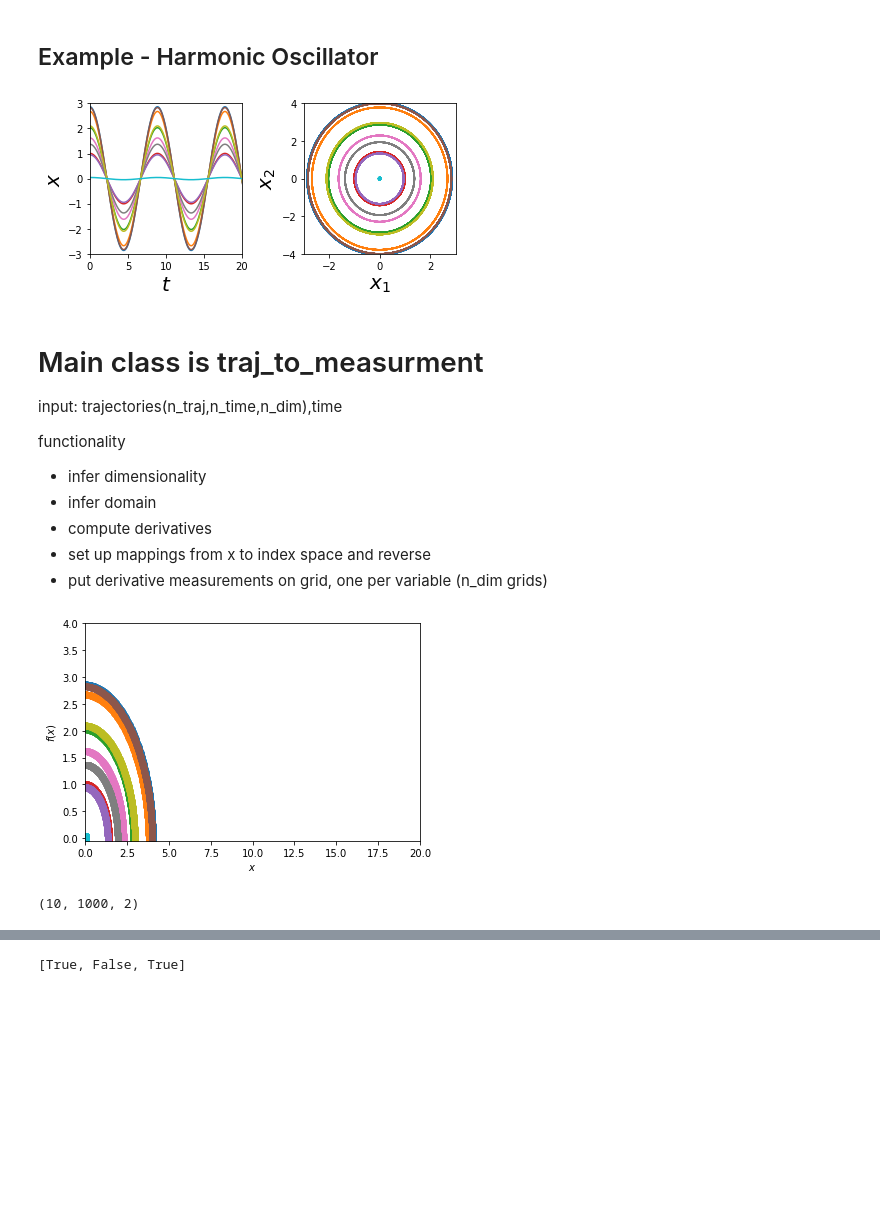
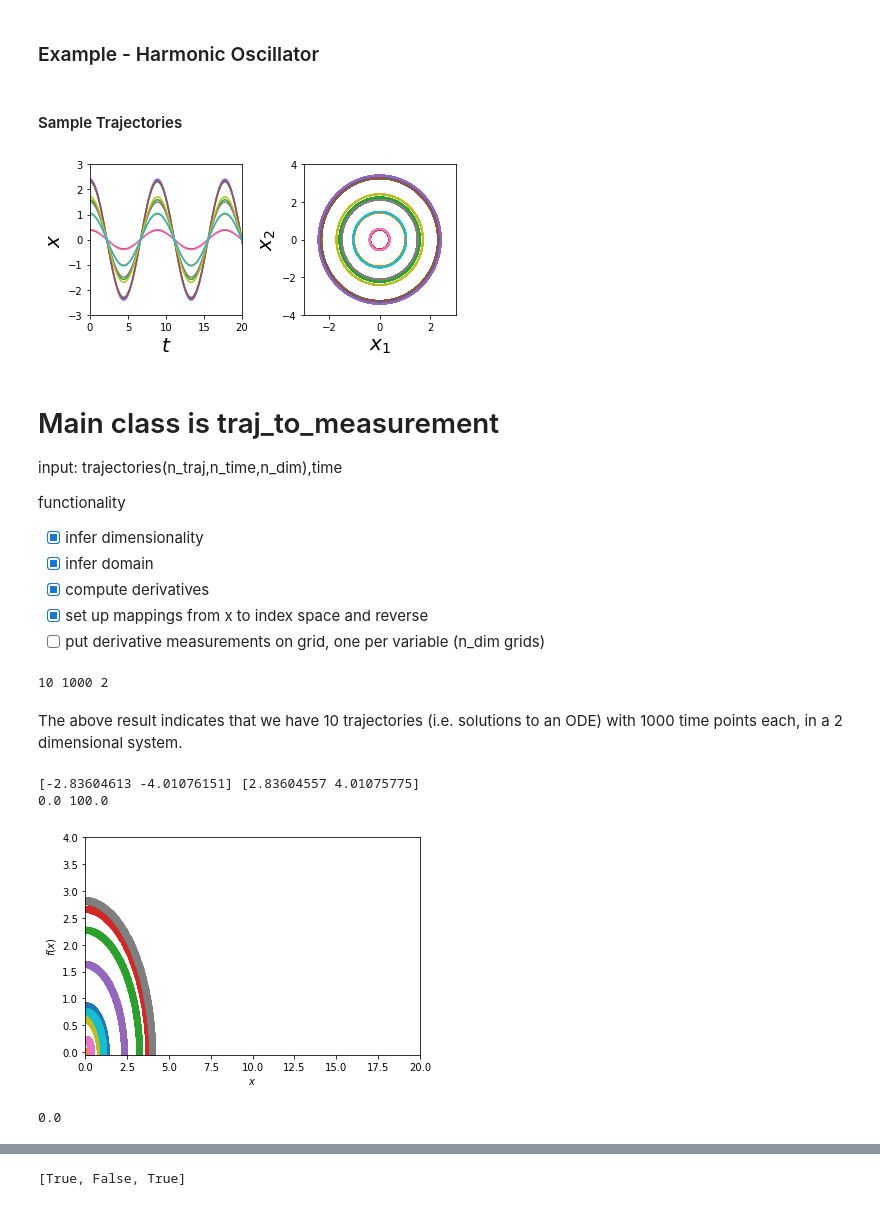
Before and after one commit to maimanuel/sparseodes, a Jupyter notebook: nbs/00_traj_to_meas.ipynb, the cells around one changed output, grey strips where cells are left out. Cells and saved outputs as stored; diff of their text form; code cells hidden in the pictures; blank space fills up the shorter version.

Commit message:
vectorized computation of derivatives, added extractions of domains

```diff
--- a/nbs/00_traj_to_meas.ipynb
+++ b/nbs/00_traj_to_meas.ipynb
@@ -48,5 +51,5 @@ rand_par({"A": 2},0.3)
 # %% [markdown]
-## Example - Harmonic Oscillator
+### Example - Harmonic Oscillator
 # %%
 def HOder(y,t,p):
 
@@ -61,14 +64,16 @@ def traj_solve(N,dt,model_der,mod_par,cvar):
     and coefficient of variation cvar'''
     t0 = 0
     tend = 100
-    Nt = (tend-t0)/float(dt)
+    Nt = round((tend-t0)/float(dt))
     time = np.linspace(t0,tend,Nt)
 
     traj = np.full((N,len(time),2),-3.)
     for i in range(N):
         # add noise to the paramters
         rlvpar = rand_par(mod_par,cvar)
-        yinit = rand(2)*array([3,0])
+        yinit = rand(2)*np.array([3,0])
         traj[i,:,:] = odeint(model_der,yinit,time,args = (rlvpar,))
     return traj,time
+# %% [markdown]
+#### Sample Trajectories
 # %%
@@ -77,30 +82,30 @@ traj,time = traj_solve(N,0.1,HOder,HOpar,0.0)
 # %%
 f,axes = plt.subplots(1,2,figsize=(6,3))
 for i in range(N):
     axes[0].plot(time[:],traj[i,:,0])
     axes[1].plot(traj[i,:,0],traj[i,:,1])
 axes[0].set_xlabel("$t$",size = 20)
 axes[0].set_ylabel("$x$",size =20)
 axes[0].set_xlim((0,20))
 axes[0].set_ylim((-3,3))
 
 
 axes[1].set_xlabel("$x_1$",size = 20)
 axes[1].set_ylabel("$x_2$",size =20)
 axes[1].set_xlim((-3,3))
 axes[1].set_ylim((-4,4))
-tight_layout()
+plt.tight_layout()
 #savefig("HO_example.pdf",transparent = True)
 # %% [output]
-[figure, old version]
+[figure, new version]
 # %% [markdown]
-# Main class is traj_to_measurment
+# Main class is traj_to_measurement
 
 input: trajectories(n_traj,n_time,n_dim),time
 
 functionality
-* infer dimensionality
-* infer domain
-* compute derivatives
-* set up mappings from x to index space and reverse
-* put derivative measurements on grid, one per variable (n_dim grids)
+ * [x] infer dimensionality
+ * [x] infer domain
+ * [x] compute derivatives
+ * [x] set up mappings from x to index space and reverse
+ * [ ] put derivative measurements on grid, one per variable (n_dim grids)
@@ -117,0 +112,25 @@ def traj_der(traj,time):
+# %%
+# infer dimensionality
+def infer_dims(traj):
+    return traj.shape
+
+n_traj,n_time,n_dim = infer_dims(traj)
+print(n_traj,n_time,n_dim)
+# %% [output]
+10 1000 2
+# %% [markdown]
+The above result indicates that we have 10 trajectories (i.e. solutions to an ODE) with 1000 time points each, in a 2 dimensional system.
+# %%
+# infer domain, i.e., x ranges and time ranges
+def infer_domains(traj,time):
+    '''Infer domains for variables x and time t'''
+    xs_min,xs_max = np.min(traj,axis=(0,1)),np.max(traj,axis=(0,1))
+    t_min,t_max = np.min(time),np.max(time)
+    return xs_min,xs_max,t_min,t_max
+
+xs_min,xs_max,t_min,t_max = infer_domains(traj,time)
+print(xs_min,xs_max)
+print(t_min,t_max)
+# %% [output]
+[-2.83604613 -4.01076151] [2.83604557 4.01075775]
+0.0 100.0
@@ -118,14 +145,10 @@ def traj_der(traj,time):
 # %%
 trajder = traj_der(traj,time)
 for i in range(N):
-    plot(traj[i,:-1,1],trajder[i,:,1],'o')
-    xlabel("$x$")
-    ylabel("$f(x)$")
-    xlim((0,20))
-    ylim((-0.05,4))
+    plt.plot(traj[i,:-1,1],trajder[i,:,1],'o')
+    plt.xlabel("$x$")
+    plt.ylabel("$f(x)$")
+    plt.xlim((0,20))
+    plt.ylim((-0.05,4))
 # %% [output]
-[figure, old version]
+[figure, new version]
-# %%
-shape(traj)
-# %% [output]
-(10, 1000, 2)
@@ -137 +155,7 @@ maxs = np.max(traj,axis=(tuple(range(n_dim))))
+# %%
+trajder2 = (traj[:,1:,:]-traj[:,:-1,:])/((time[1:]-time[:-1])[None,...,None])
+#todo: compare to naive computation
+print(np.sum(trajder- trajder2))
+# %% [output]
+0.0
 # %%
```
Also changed, not shown: parts of 14 cells of this notebook, 3 other files.
